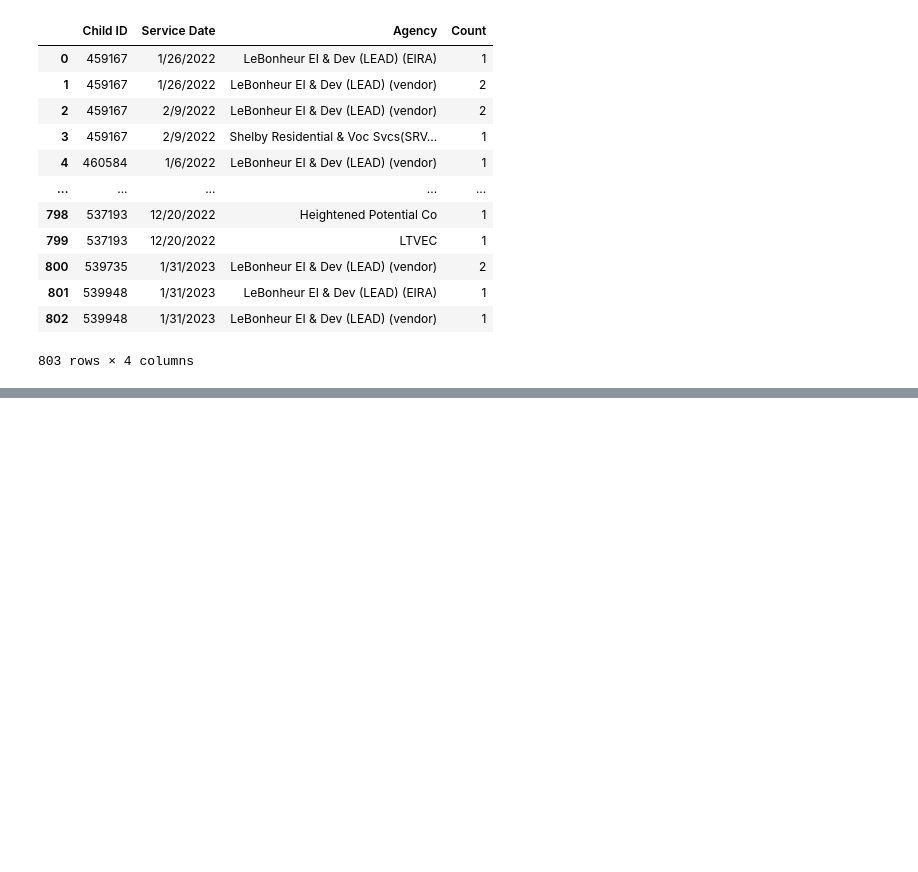
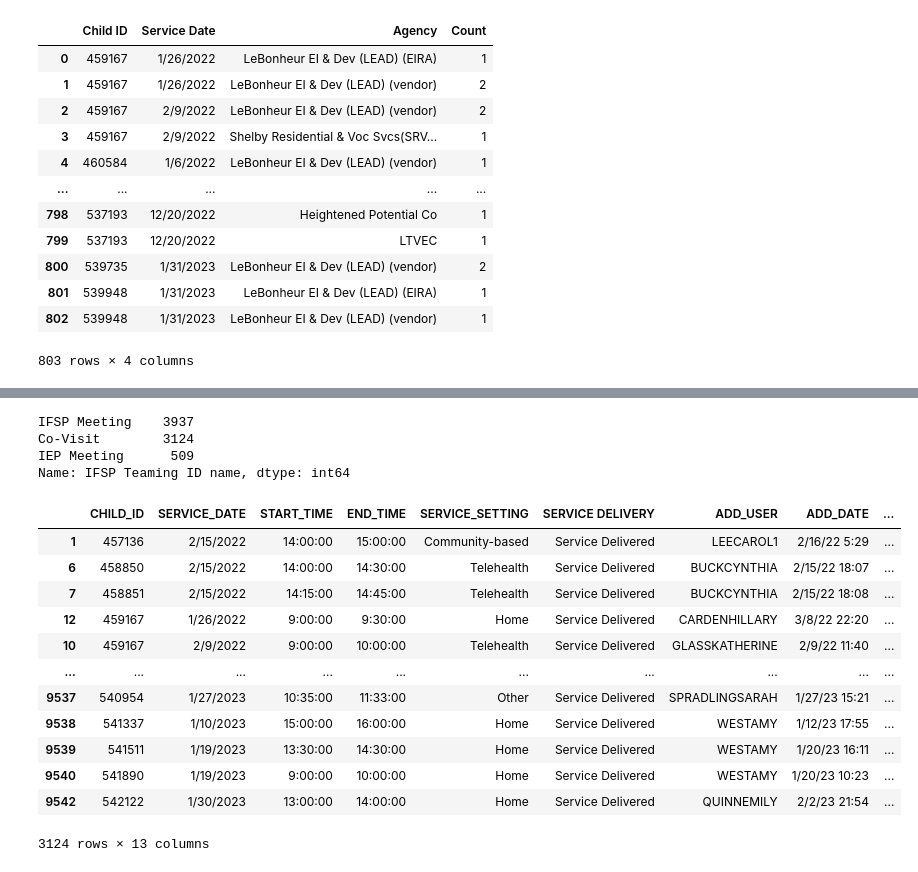
Before and after one commit to NSS-Data-Analytics-Cohort-8/teis_da8_1-granny_pandas, a Jupyter notebook: notebooks/q3.ipynb, the cells around one changed output, grey strips where cells are left out. Drawn from its saved outputs; the diff is of its cells as text; code cells hidden in the pictures; blank space fills up the shorter version.

```diff
--- a/notebooks/q3.ipynb
+++ b/notebooks/q3.ipynb
@@ -349,0 +363,5 @@ grp_prov_df
+# %%
+# Create a count of all single visits on a SERVICE_DATE
+
+counts = df2['VISIT_ID'].value_counts()
+df2_2 = df2[df2['VISIT_ID'].isin(counts[counts == 1].index)]
@@ -349,0 +384,29 @@ grp_prov_df
+# %%
+# Creating a count of all IFSP Teaming ID name counts
+
+cvdf2_2 = df2_2['IFSP Teaming ID name'].value_counts()
+cvdf2_2
+# %% [output]
+IFSP Meeting    3937
+Co-Visit        3124
+IEP Meeting      509
+Name: IFSP Teaming ID name, dtype: int64
+# %%
+# Filter the single visits dataframe for just Co-Visits
+
+cdf2_2 = df2_2.loc[df2_2['IFSP Teaming ID name'] == 'Co-Visit']
+cdf2_2
+# %% [output]
+|  | CHILD_ID | SERVICE_DATE | START_TIME | END_TIME | SERVICE_SETTING | SERVICE DELIVERY | ADD_USER | ADD_DATE | ... |
+| 1 | 457136 | 2/15/2022 | 14:00:00 | 15:00:00 | Community-based | Service Delivered | LEECAROL1 | 2/16/22 5:29 | ... |
+| 6 | 458850 | 2/15/2022 | 14:00:00 | 14:30:00 | Telehealth | Service Delivered | BUCKCYNTHIA | 2/15/22 18:07 | ... |
+| 7 | 458851 | 2/15/2022 | 14:15:00 | 14:45:00 | Telehealth | Service Delivered | BUCKCYNTHIA | 2/15/22 18:08 | ... |
+| 12 | 459167 | 1/26/2022 | 9:00:00 | 9:30:00 | Home | Service Delivered | CARDENHILLARY | 3/8/22 22:20 | ... |
+| 10 | 459167 | 2/9/2022 | 9:00:00 | 10:00:00 | Telehealth | Service Delivered | GLASSKATHERINE | 2/9/22 11:40 | ... |
+| ... | ... | ... | ... | ... | ... | ... | ... | ... | ... |
+| 9537 | 540954 | 1/27/2023 | 10:35:00 | 11:33:00 | Other | Service Delivered | SPRADLINGSARAH | 1/27/23 15:21 | ... |
+| 9538 | 541337 | 1/10/2023 | 15:00:00 | 16:00:00 | Home | Service Delivered | WESTAMY | 1/12/23 17:55 | ... |
+| 9539 | 541511 | 1/19/2023 | 13:30:00 | 14:30:00 | Home | Service Delivered | WESTAMY | 1/20/23 16:11 | ... |
+| 9540 | 541890 | 1/19/2023 | 9:00:00 | 10:00:00 | Home | Service Delivered | WESTAMY | 1/20/23 10:23 | ... |
+| 9542 | 542122 | 1/30/2023 | 13:00:00 | 14:00:00 | Home | Service Delivered | QUINNEMILY | 2/2/23 21:54 | ... |
+3124 rows × 13 columns
```
Also changed, not shown: parts of 7 cells of this notebook.
